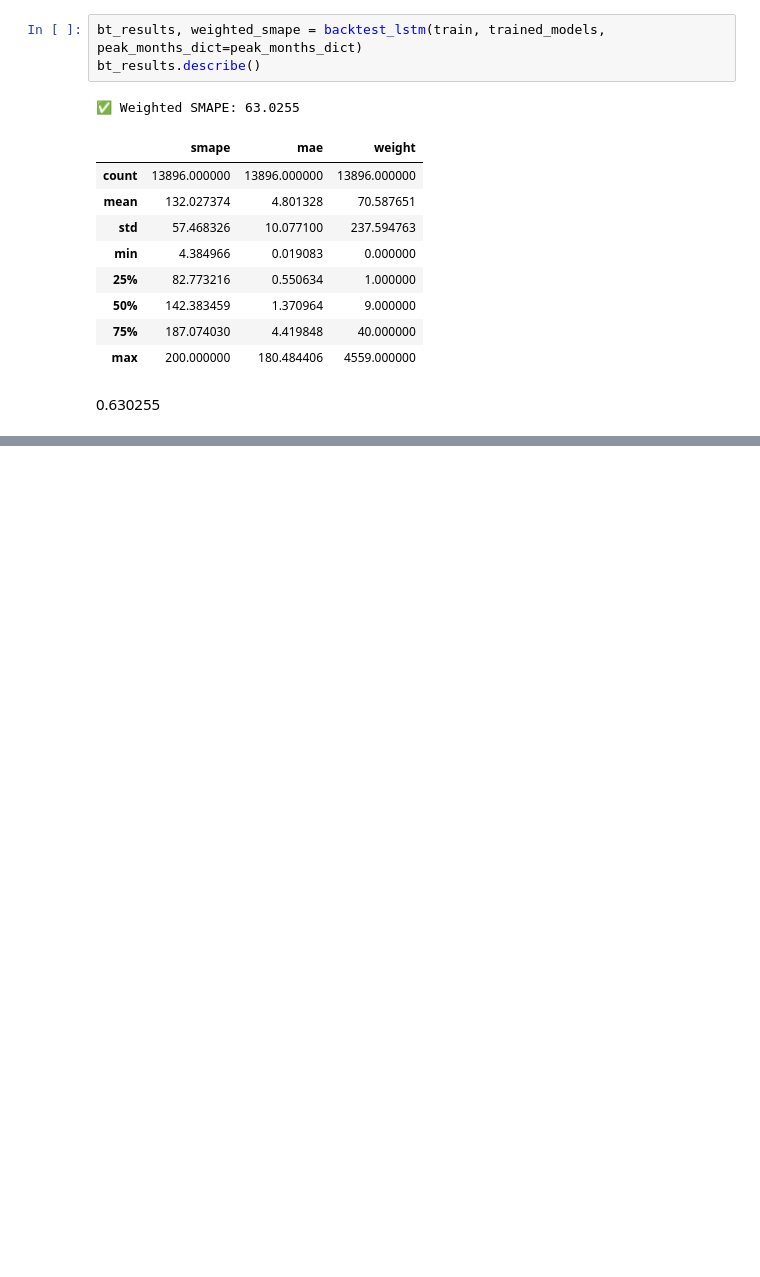
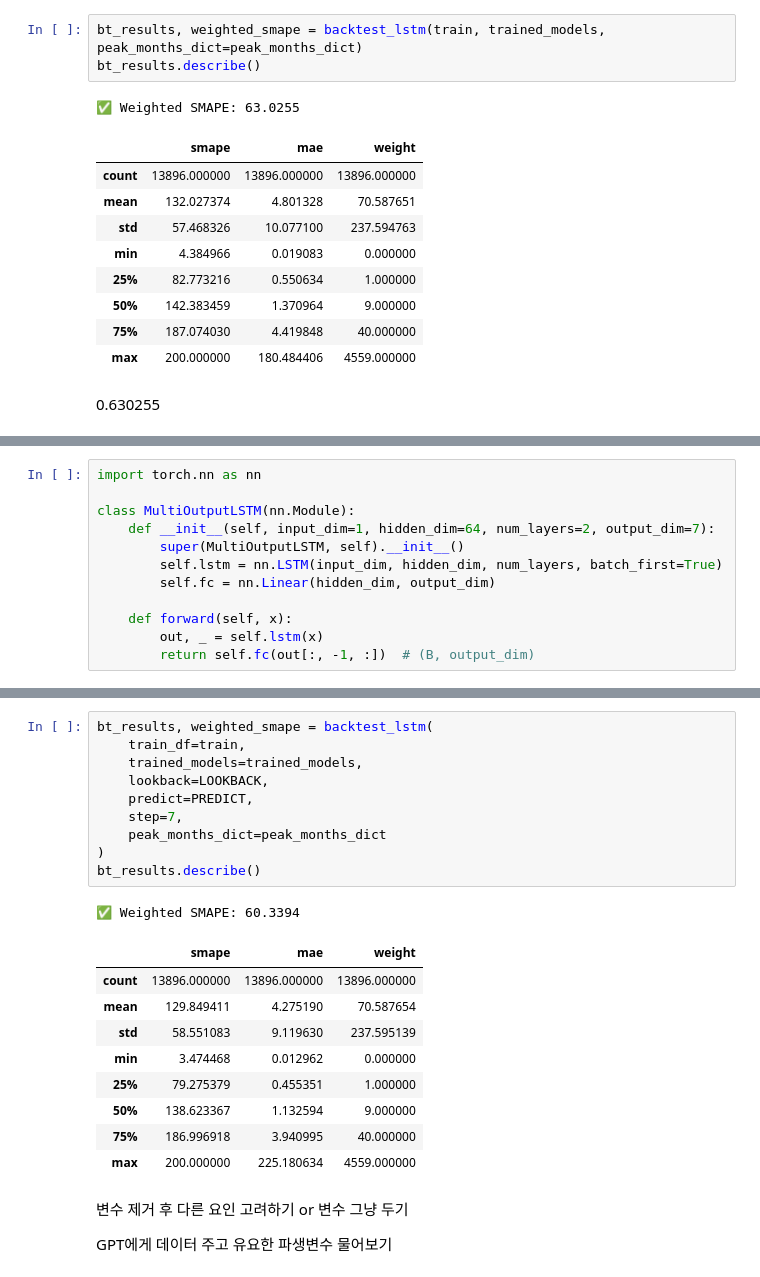
Before and after one commit to b00kkk/LGAimers07_hackerton, a Jupyter notebook: LGAimers.ipynb, the cells around one changed output, grey strips where cells are left out. Cells and saved outputs as stored; diff of their text form; blank space fills up the shorter version.

```diff
--- a/LGAimers.ipynb
+++ b/LGAimers.ipynb
@@ -2361,0 +2863,12 @@ bt_results.describe()
+# %%
+import torch.nn as nn
+
+class MultiOutputLSTM(nn.Module):
+    def __init__(self, input_dim=1, hidden_dim=64, num_layers=2, output_dim=7):
+        super(MultiOutputLSTM, self).__init__()
+        self.lstm = nn.LSTM(input_dim, hidden_dim, num_layers, batch_first=True)
+        self.fc = nn.Linear(hidden_dim, output_dim)
+
+    def forward(self, x):
+        out, _ = self.lstm(x)
+        return self.fc(out[:, -1, :])  # (B, output_dim)
@@ -2361,0 +3187,25 @@ bt_results.describe()
+# %%
+bt_results, weighted_smape = backtest_lstm(
+    train_df=train,
+    trained_models=trained_models,
+    lookback=LOOKBACK,
+    predict=PREDICT,
+    step=7,
+    peak_months_dict=peak_months_dict
+)
+bt_results.describe()
+# %% [output]
+✅ Weighted SMAPE: 60.3394
+|  | smape | mae | weight |
+| count | 13896.000000 | 13896.000000 | 13896.000000 |
+| mean | 129.849411 | 4.275190 | 70.587654 |
+| std | 58.551083 | 9.119630 | 237.595139 |
+| min | 3.474468 | 0.012962 | 0.000000 |
+| 25% | 79.275379 | 0.455351 | 1.000000 |
+| 50% | 138.623367 | 1.132594 | 9.000000 |
+| 75% | 186.996918 | 3.940995 | 40.000000 |
+| max | 200.000000 | 225.180634 | 4559.000000 |
+# %% [markdown]
+변수 제거 후 다른 요인 고려하기 or 변수 그냥 두기
+
+GPT에게 데이터 주고 유요한 파생변수 물어보기
```
Also changed, not shown: parts of 31 cells of this notebook.
